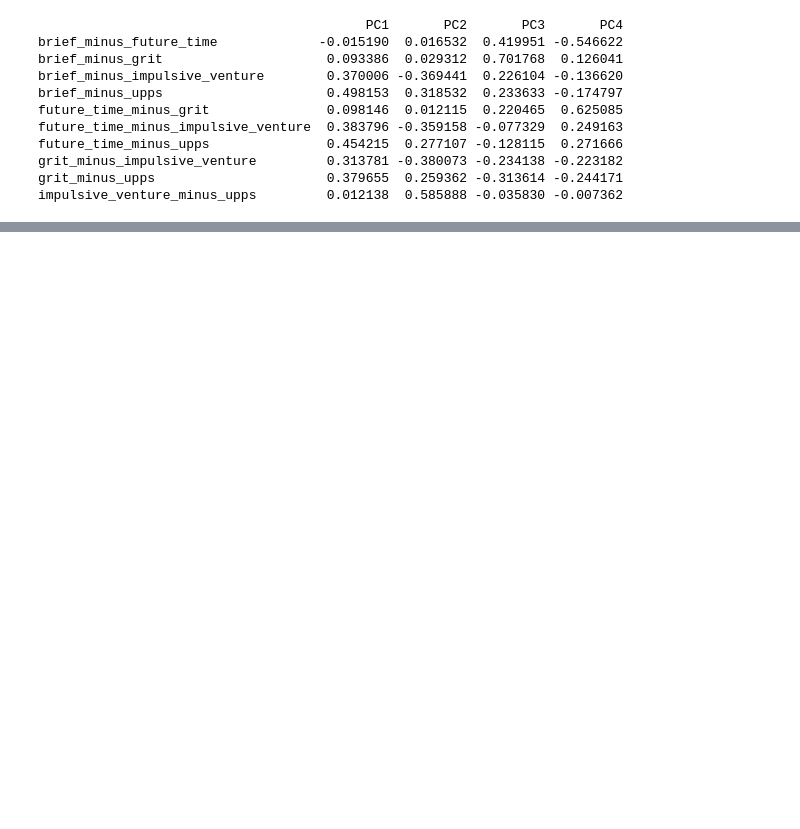
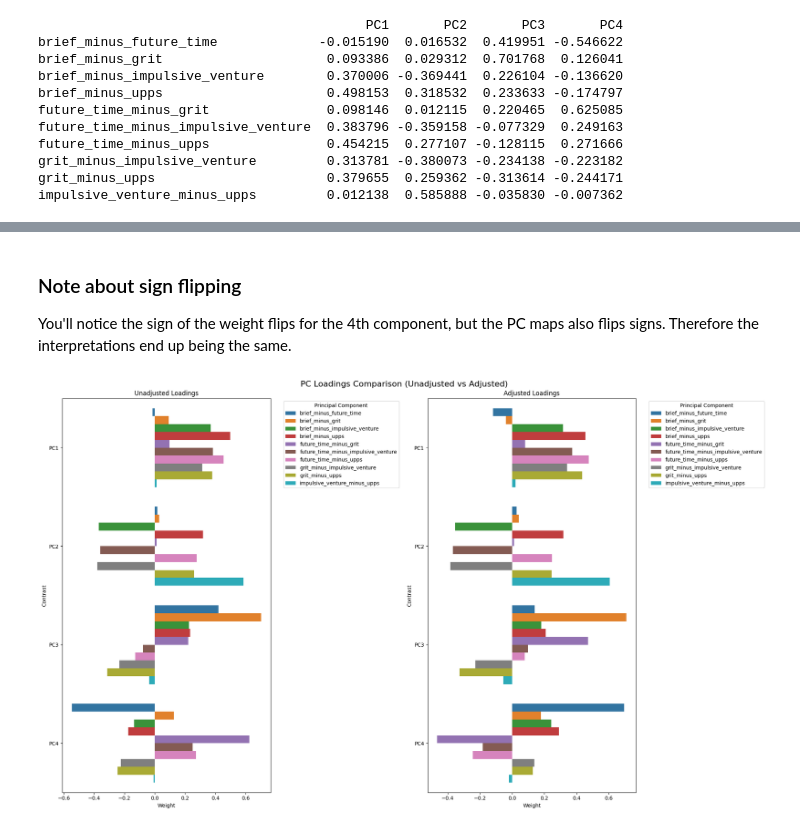
Before and after one commit to jaemonj/survey-medley-code, a Jupyter notebook: analyses/questionnaire_average_multivariate/paired_test_pca.ipynb, the cells around one changed output, grey strips where cells are left out. Drawn from its saved outputs; the diff is of its cells as text; code cells hidden in the pictures; blank space fills up the shorter version.

```diff
--- a/analyses/questionnaire_average_multivariate/paired_test_pca.ipynb
+++ b/analyses/questionnaire_average_multivariate/paired_test_pca.ipynb
@@ -226,0 +258,8 @@ impulsive_venture_minus_upps         0.012138  0.585888 -0.035830 -0.007362
+# %%
+loadings_df_adjusted = pd.DataFrame(
+    loadings_unscaled_adjusted,
+    index=[f'PC{i + 1}' for i in range(loadings_unscaled.shape[0])],
+    columns=contrast_names,
+)
+
+print(loadings_df.T)
@@ -226,0 +278,38 @@ impulsive_venture_minus_upps         0.012138  0.585888 -0.035830 -0.007362
+# %% [markdown]
+### Note about sign flipping
+You'll notice the sign of the weight flips for the 4th component, but the PC maps also flips signs.  Therefore the interpretations end up being the same.
+# %%
+# Melt the dataframes to long format
+loadings_melted = pd.melt(
+    loadings_df.reset_index(), id_vars='index', var_name='PC', value_name='Loading'
+)
+loadings_adjusted_melted = pd.melt(
+    loadings_df_adjusted.reset_index(),
+    id_vars='index',
+    var_name='PC',
+    value_name='Loading',
+)
+
+# Set up the plot
+fig, (ax1, ax2) = plt.subplots(1, 2, figsize=(20, 12))
+fig.suptitle('PC Loadings Comparison (Unadjusted vs Adjusted)', fontsize=16)
+
+# Plot for unadjusted loadings
+sns.barplot(x='Loading', y='index', hue='PC', data=loadings_melted, ax=ax1)
+ax1.set_title('Unadjusted Loadings')
+ax1.set_xlabel('Weight')
+ax1.set_ylabel('Contrast')
+ax1.legend(title='Principal Component', bbox_to_anchor=(1.05, 1), loc='upper left')
+
+# Plot for adjusted loadings
+sns.barplot(x='Loading', y='index', hue='PC', data=loadings_adjusted_melted, ax=ax2)
+ax2.set_title('Adjusted Loadings')
+ax2.set_xlabel('Weight')
+ax2.set_ylabel('Contrast')
+ax2.legend(title='Principal Component', bbox_to_anchor=(1.05, 1), loc='upper left')
+
+# Adjust layout and display
+plt.tight_layout()
+plt.show()
+# %% [output]
+[figure, added]
```
Also changed, not shown: parts of 11 cells of this notebook, 7 other files.
